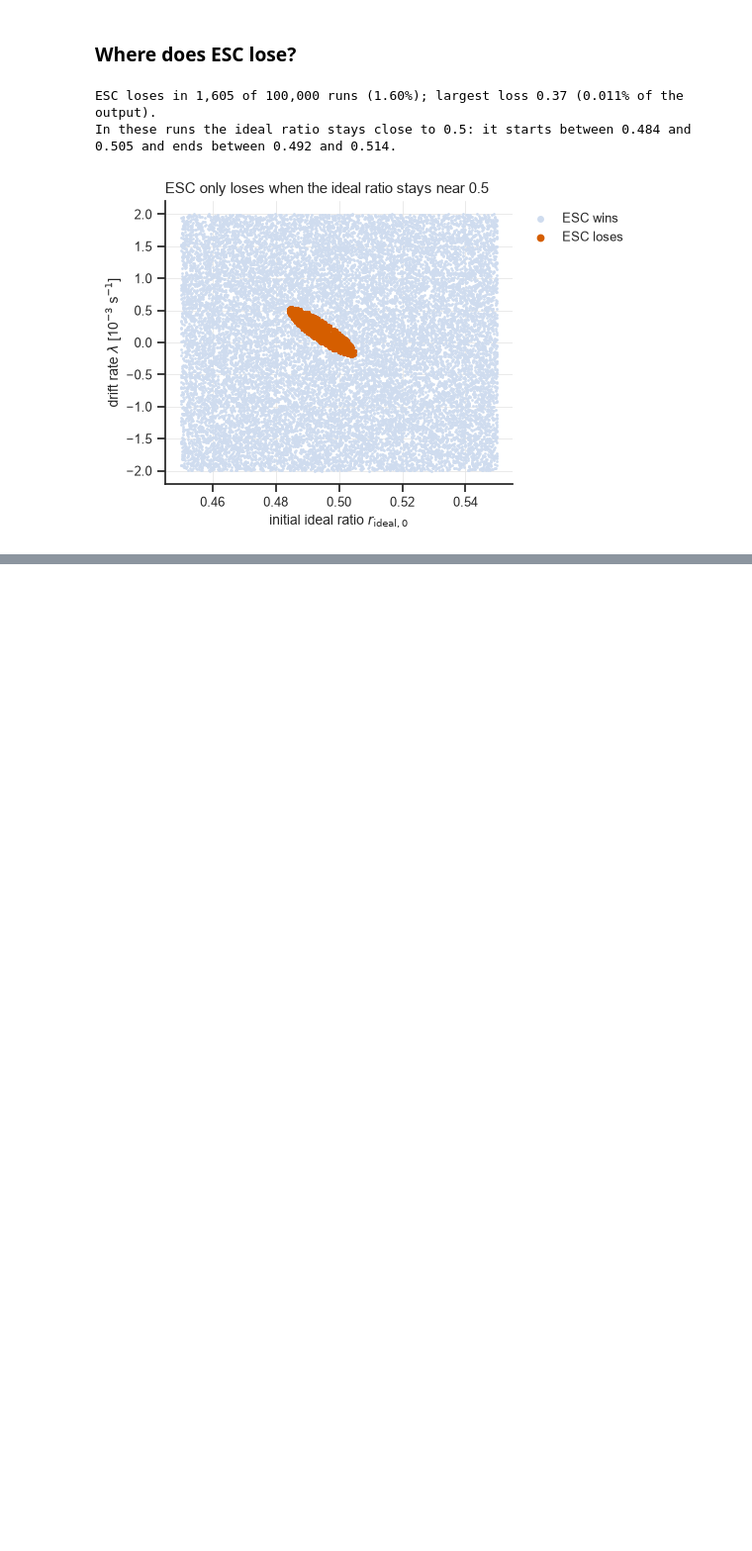
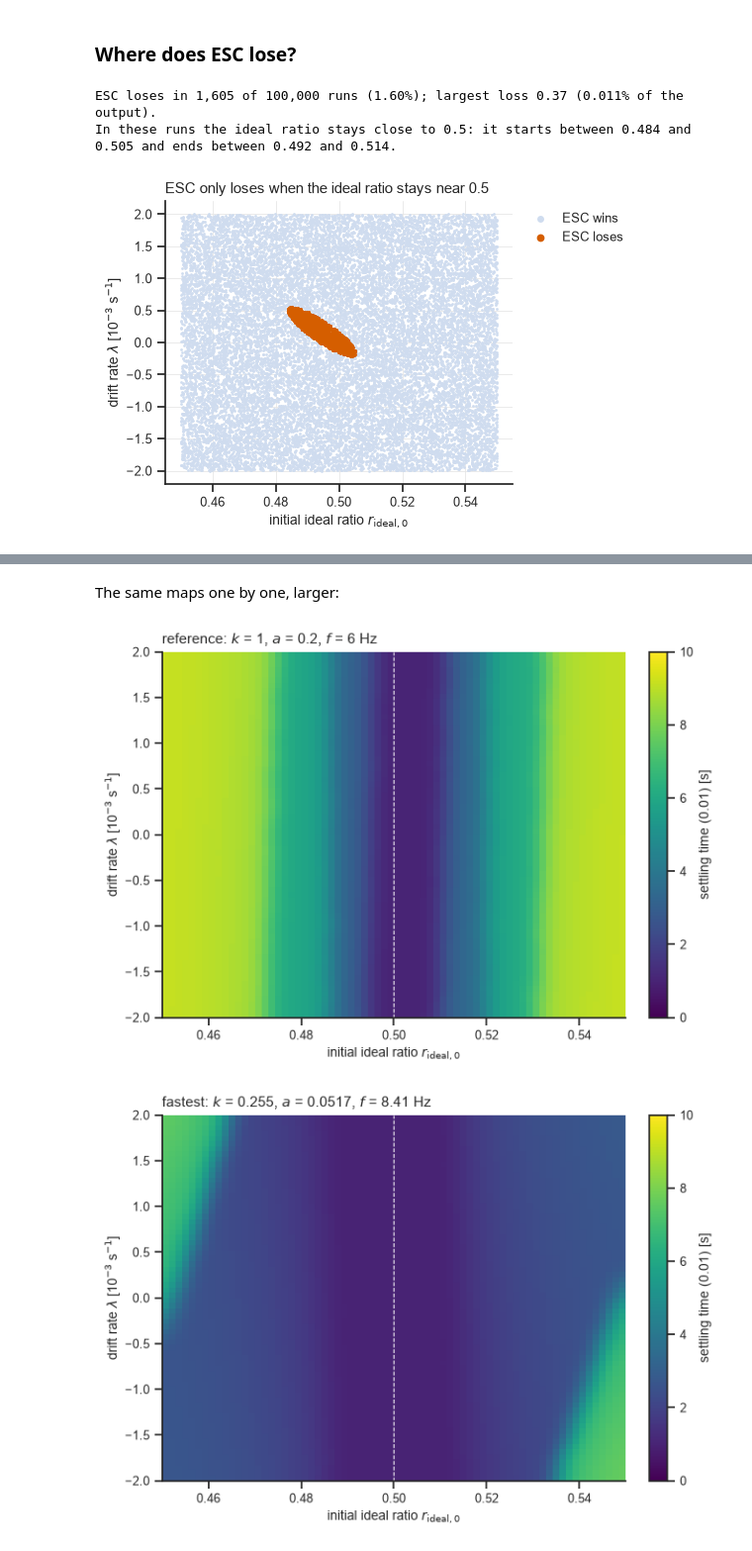
Before and after one commit to HaoPhuc/esc-fuel-ratio, a Jupyter notebook: Optimal-to-operate/OTO-ESC_fix.ipynb, the cells around one changed output, grey strips where cells are left out. Shown at 99% size. Drawn from its saved outputs; the diff is of its cells as text; code cells hidden in the pictures; blank space fills up the shorter version.

```diff
--- a/Optimal-to-operate/OTO-ESC_fix.ipynb
+++ b/Optimal-to-operate/OTO-ESC_fix.ipynb
@@ -167,0 +300,14 @@ In these runs the ideal ratio stays close to 0.5: it starts between 0.484 and 0.
+# %% [markdown]
+The same maps one by one, larger:
+# %%
+for name in chosen:
+    fig, ax = plt.subplots(figsize=(6.5, 4.6), layout='constrained')
+    mesh = settle_panel(ax, name)
+    ax.set_ylabel(r'drift rate $\lambda$ [10$^{-3}$ s$^{-1}$]')
+    fig.colorbar(mesh, ax=ax, label='settling time (0.01) [s]')
+    k, a, f = (chosen[name][c].iloc[0] for c in esc.ESC_PARAMS)
+    ax.set_title(f'{name}: $k$ = {k:g}, $a$ = {a:g}, $f$ = {f:g} Hz')
+    plt.show()
+# %% [output]
+[figure, added]
+[figure, added]
```
Also changed, not shown: parts of 22 cells of this notebook, 7 other files.
